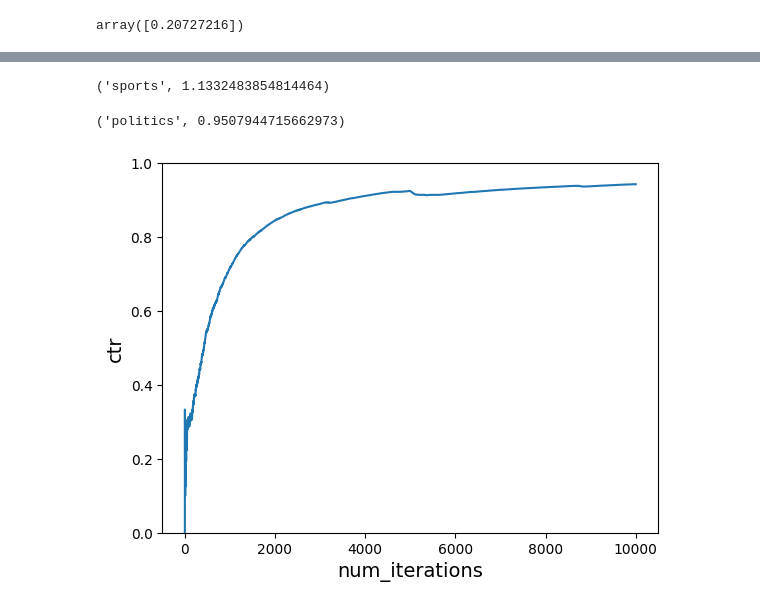
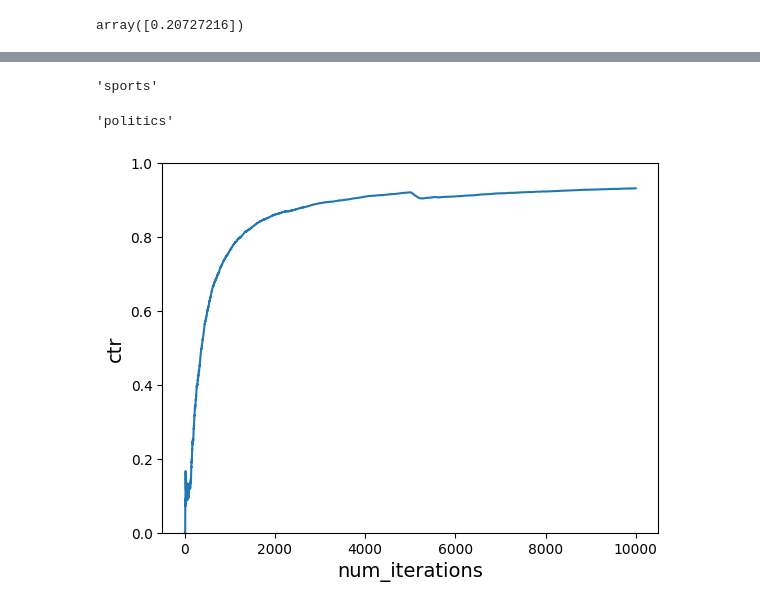
Before and after one commit to alextanhongpin/python-bandit, a Jupyter notebook: 08_neural_bandit.ipynb, the cells around one changed output, grey strips where cells are left out. Drawn from its saved outputs; the diff is of its cells as text; code cells hidden in the pictures.

```diff
--- a/08_neural_bandit.ipynb
+++ b/08_neural_bandit.ipynb
@@ -148,7 +181,7 @@ def run_simulation(
 
         # 3. Pass context to vw to get an action
         context = {"user": user, "time_of_day": time_of_day}
-        action, prob = get_action(model, context, actions, preprocess)
+        action = get_action(model, context, actions, preprocess)
 
         # 4. Get cost of the action we chose
         cost = cost_function(context, action)
@@ -202,15 +235,13 @@ plt.legend(["one_hot_encode", "feature_interaction"])
 # %%
 context = {"user": "Anna", "time_of_day": "morning"}
-action, prob = get_action(model, context, actions, feature_interaction)
-action, prob
+get_action(model, context, actions, feature_interaction)
 # %% [output]
-('sports', 1.1332483854814464)
+'sports'
 # %%
 context = {"user": "Anna", "time_of_day": "afternoon"}
-action, prob = get_action(model, context, actions, feature_interaction)
-action, prob
+get_action(model, context, actions, feature_interaction)
 # %% [output]
-('politics', 0.9507944715662973)
+'politics'
 # %%
 def get_cost_new1(context, action):
     match (context["user"], context["time_of_day"], action):
@@ -251,7 +282,7 @@ def run_simulation_multiple_cost_functions(
             context = {"user": user, "time_of_day": time_of_day}
 
             # 3. Use the get_action function we defined earlier
-            action, prob = get_action(model, context, actions, preprocess)
+            action = get_action(model, context, actions, preprocess)
 
             # 4. Get cost of the action we chose
             cost = cost_function(context, action)
@@ -268,17 +299,21 @@ def run_simulation_multiple_cost_functions(
     return ctr
 # %%
 model = MLPRegressor(activation="relu", random_state=42)
+cost_functions = [get_cost, get_cost_new1]
+num_iterations_per_cost_func = 5000
+total_iterations = num_iterations_per_cost_func * len(cost_functions)
+
 # Need to fit at least one data before using.\n",
 model.partial_fit([feature_interaction("Tom", "morning", "politics")], [1])
 ctr = run_simulation_multiple_cost_functions(
     model,
     num_iterations_per_cost_func,
     users,
     times_of_day,
     actions,
     cost_functions,
     preprocess=feature_interaction,
 )
 plot_ctr(total_iterations, ctr)
 # %% [output]
-[figure, old version]
+[figure, new version]
```
Also changed, not shown: parts of 9 cells of this notebook, 9 other files.
